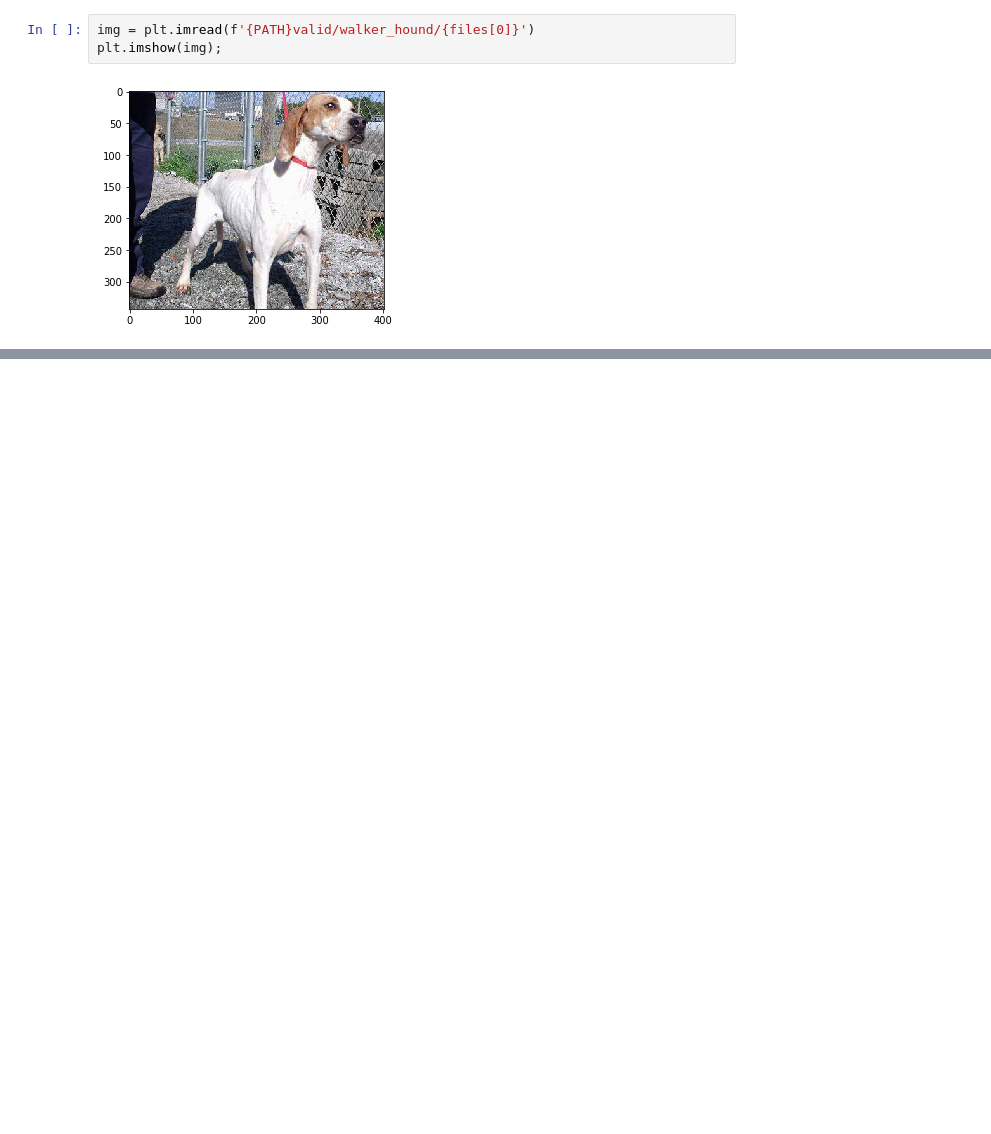
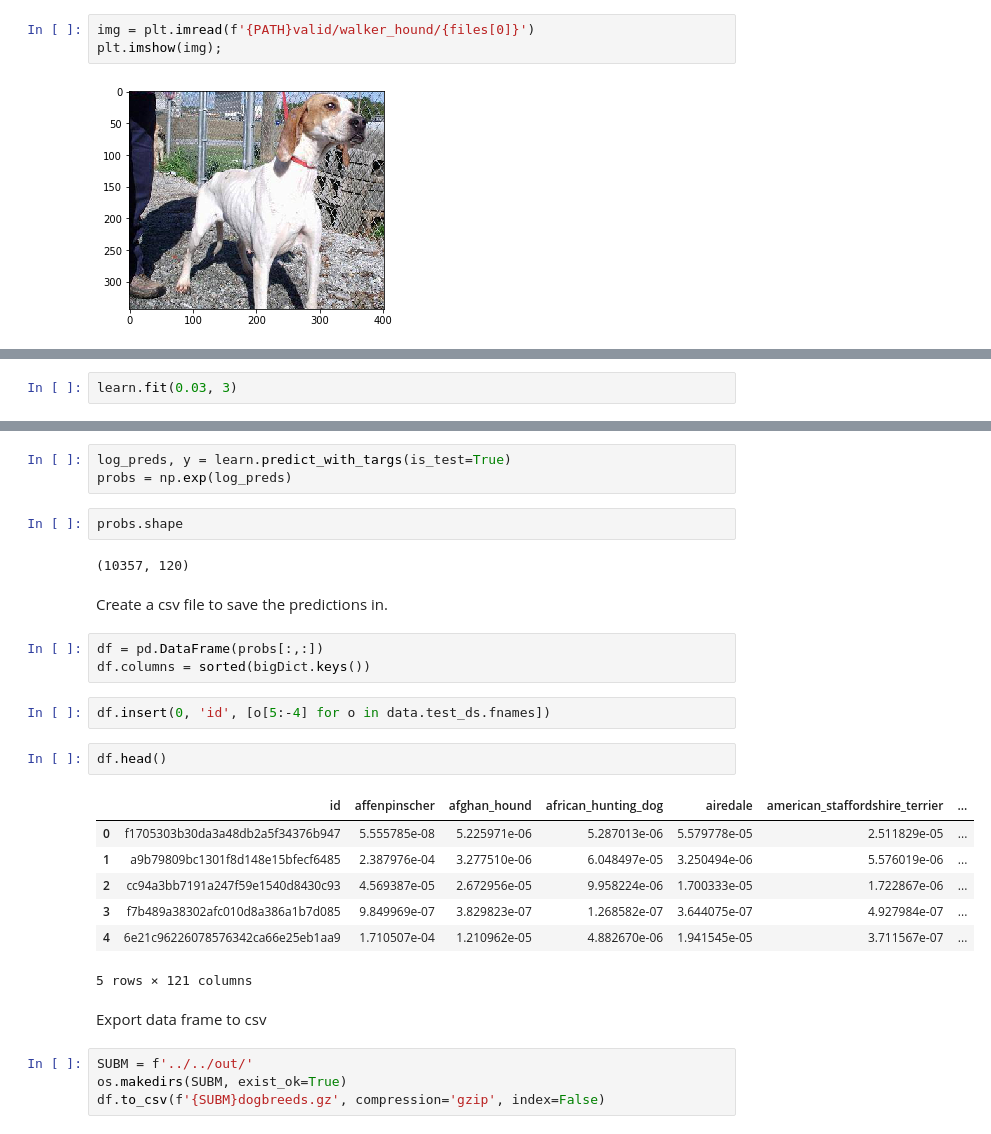
Before and after one commit to HMC152-Fall2018/assign1-jake-and-cat, a Jupyter notebook: Assignment1.ipynb, the cells around one changed output, grey strips where cells are left out. Cells and saved outputs as stored; diff of their text form; blank space fills up the shorter version.

```diff
--- a/Assignment1.ipynb
+++ b/Assignment1.ipynb
@@ -189,0 +296,2 @@ RuntimeError: cuda runtime error (59) : device-side assert triggered at /pytorch
+# %%
+learn.fit(0.03, 3)
@@ -189,0 +305,30 @@ RuntimeError: cuda runtime error (59) : device-side assert triggered at /pytorch
+# %%
+log_preds, y = learn.predict_with_targs(is_test=True)
+probs = np.exp(log_preds)
+# %%
+probs.shape
+# %% [output]
+(10357, 120)
+# %% [markdown]
+Create a csv file to save the predictions in.
+# %%
+df = pd.DataFrame(probs[:,:])
+df.columns = sorted(bigDict.keys())
+# %%
+df.insert(0, 'id', [o[5:-4] for o in data.test_ds.fnames])
+# %%
+df.head()
+# %% [output]
+|  | id | affenpinscher | afghan_hound | african_hunting_dog | airedale | american_staffordshire_terrier | ... |
+| 0 | f1705303b30da3a48db2a5f34376b947 | 5.555785e-08 | 5.225971e-06 | 5.287013e-06 | 5.579778e-05 | 2.511829e-05 | ... |
+| 1 | a9b79809bc1301f8d148e15bfecf6485 | 2.387976e-04 | 3.277510e-06 | 6.048497e-05 | 3.250494e-06 | 5.576019e-06 | ... |
+| 2 | cc94a3bb7191a247f59e1540d8430c93 | 4.569387e-05 | 2.672956e-05 | 9.958224e-06 | 1.700333e-05 | 1.722867e-06 | ... |
+| 3 | f7b489a38302afc010d8a386a1b7d085 | 9.849969e-07 | 3.829823e-07 | 1.268582e-07 | 3.644075e-07 | 4.927984e-07 | ... |
+| 4 | 6e21c96226078576342ca66e25eb1aa9 | 1.710507e-04 | 1.210962e-05 | 4.882670e-06 | 1.941545e-05 | 3.711567e-07 | ... |
+5 rows × 121 columns
+# %% [markdown]
+Export data frame to csv
+# %%
+SUBM = f'../../out/'
+os.makedirs(SUBM, exist_ok=True)
+df.to_csv(f'{SUBM}dogbreeds.gz', compression='gzip', index=False)
```
Also changed, not shown: parts of 42 cells of this notebook.
